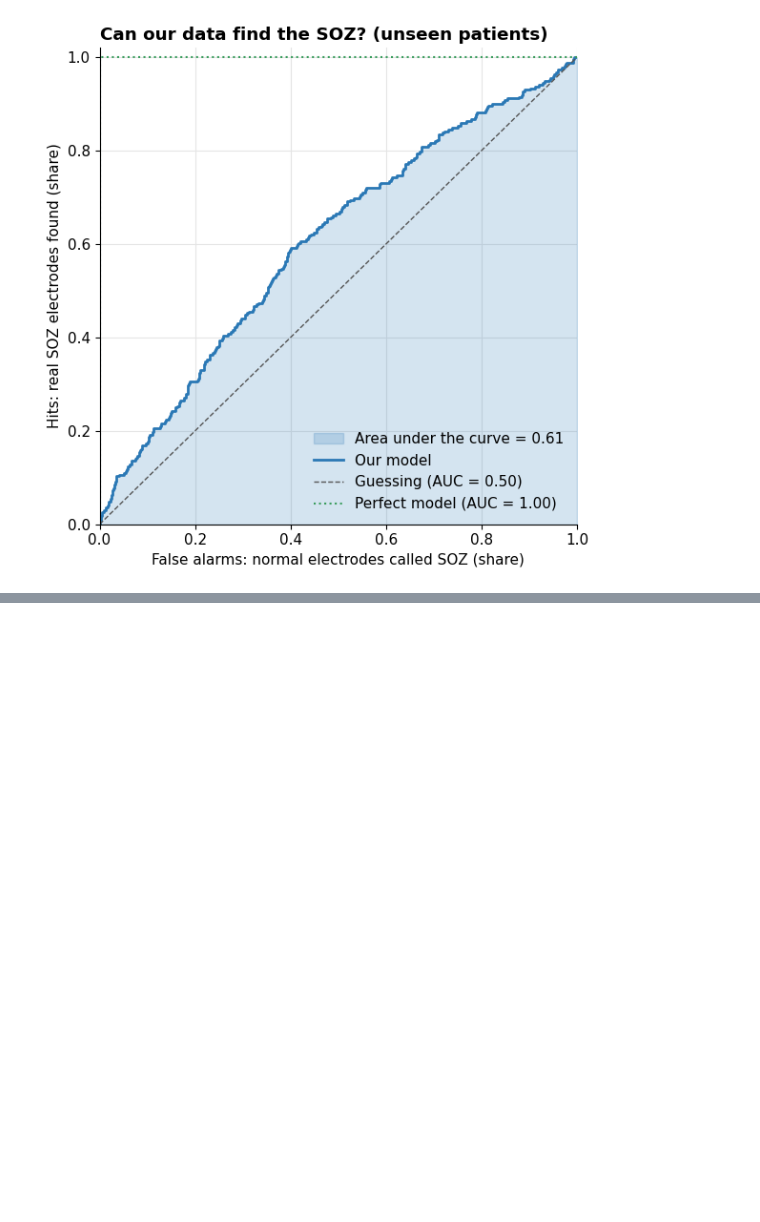
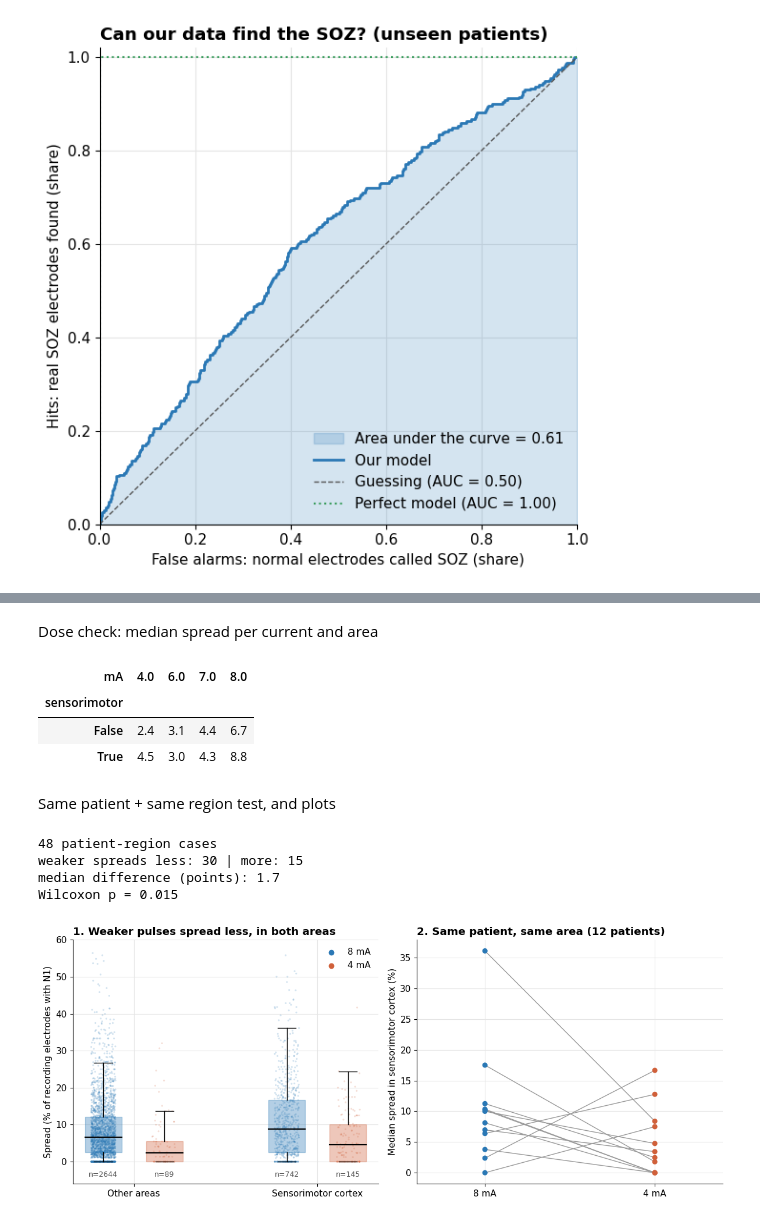
Before and after one commit to SriVidyaYeluripati/control-vs-strength, a Jupyter notebook: notebooks/Vid_sandbox.ipynb, the cells around one changed output, grey strips where cells are left out. Saved outputs shown, nothing was run; the diff lists cells and outputs as text; code cells hidden in the pictures; blank space fills up the shorter version.

```diff
--- a/notebooks/Vid_sandbox.ipynb
+++ b/notebooks/Vid_sandbox.ipynb
@@ -412,0 +648,10 @@ plt.tight_layout(); plt.show()
+# %%
+for m in [4.0, 6.0, 7.0]:
+    g = S[S["mA"] == m]
+    print(f"\n--- {m:g} mA: {len(g)} pairs ---")
+    print("patients:", g["patient"].value_counts().to_dict())
+    print("in sensorimotor:", g["sensorimotor"].sum(), "| elsewhere:", (~g["sensorimotor"]).sum())
+    print("top regions:", g["region_name"].value_counts().head(5).to_dict())
+
+print("\nMedian spacing of the stimulated pair and number of recording electrodes:")
+S.groupby("mA")[["pair_spacing_mm", "n_rec"]].median().round(1)
@@ -412,0 +681,62 @@ plt.tight_layout(); plt.show()
+# %% [markdown]
+Dose check: median spread per current and area
+# %%
+S.groupby(["sensorimotor", "mA"])["spread"].median().unstack().round(1)
+# %% [output]
+| mA | 4.0 | 6.0 | 7.0 | 8.0 |
+| sensorimotor |  |  |  |  |
+| False | 2.4 | 3.1 | 4.4 | 6.7 |
+| True | 4.5 | 3.0 | 4.3 | 8.8 |
+# %% [markdown]
+Same patient + same region test, and plots
+# %%
+from scipy.stats import wilcoxon
+import matplotlib.pyplot as plt
+
+M = S.groupby(["patient", "region"]).filter(lambda g: (g["mA"] == 8).any() and (g["mA"] < 8).any())
+G = M.assign(weaker=M["mA"] < 8).groupby(["patient", "region", "weaker"])["spread"].median().unstack()
+print(len(G), "patient-region cases")
+print("weaker spreads less:", (G[True] < G[False]).sum(), "| more:", (G[True] > G[False]).sum())
+print("median difference (points):", round((G[False] - G[True]).median(), 1))
+print("Wilcoxon p =", round(wilcoxon(G[False], G[True]).pvalue, 3))
+
+sm = S[S["sensorimotor"] & S["mA"].isin([4, 8])]
+both = sm.groupby("patient")["mA"].agg(lambda x: {4.0, 8.0} <= set(x))
+W = sm[sm["patient"].isin(both[both].index)].groupby(["patient", "mA"])["spread"].median().unstack()
+
+plt.rcParams.update({"font.size": 11, "axes.spines.top": False, "axes.spines.right": False,
+                     "axes.grid": True, "grid.color": "#e5e5e5", "axes.axisbelow": True})
+C8, C4 = "#2a78b5", "#d0603a"
+rng = np.random.default_rng(0)
+fig, axes = plt.subplots(1, 2, figsize=(12, 5))
+
+ax = axes[0]
+groups = {("Other areas", 8): 1, ("Other areas", 4): 2, ("Sensorimotor", 8): 4, ("Sensorimotor", 4): 5}
+for (area, mA), x in groups.items():
+    d = S[(S["sensorimotor"] == (area == "Sensorimotor")) & (S["mA"] == mA)]["spread"]
+    col = C8 if mA == 8 else C4
+    b = ax.boxplot([d], positions=[x], widths=0.6, patch_artist=True, showfliers=False,
+                   medianprops=dict(color="black", lw=1.5))
+    b["boxes"][0].set_facecolor(col); b["boxes"][0].set_alpha(0.35); b["boxes"][0].set_edgecolor(col)
+    ax.scatter(x + rng.uniform(-0.2, 0.2, len(d)), d, s=5, alpha=0.2, color=col, edgecolor="none")
+    ax.text(x, -4, f"n={len(d)}", ha="center", fontsize=9, color="#555")
+ax.set_xticks([1.5, 4.5], ["Other areas", "Sensorimotor cortex"]); ax.set_ylim(-6, 60)
+ax.set_ylabel("Spread (% of recording electrodes with N1)")
+ax.scatter([], [], color=C8, label="8 mA"); ax.scatter([], [], color=C4, label="4 mA")
+ax.legend(frameon=False)
+ax.set_title("1. Weaker pulses spread less, in both areas", loc="left", fontweight="bold")
+
+ax = axes[1]
+for pid, row in W.iterrows():
+    ax.plot([0, 1], [row[8.0], row[4.0]], color="#999", lw=1)
+    ax.scatter([0, 1], [row[8.0], row[4.0]], color=[C8, C4], s=30, zorder=3)
+ax.set_xticks([0, 1], ["8 mA", "4 mA"]); ax.set_xlim(-0.4, 1.4)
+ax.set_ylabel("Median spread in sensorimotor cortex (%)")
+ax.set_title(f"2. Same patient, same area ({len(W)} patients)", loc="left", fontweight="bold")
+plt.tight_layout(); plt.show()
+# %% [output]
+48 patient-region cases
+weaker spreads less: 30 | more: 15
+median difference (points): 1.7
+Wilcoxon p = 0.015
+[figure, added]
```
Also changed, not shown: parts of 43 cells of this notebook.
